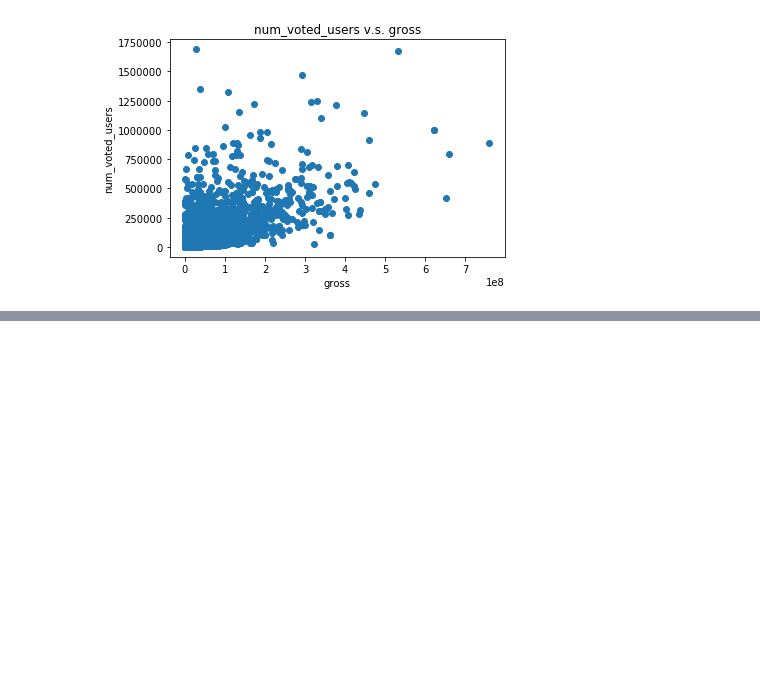
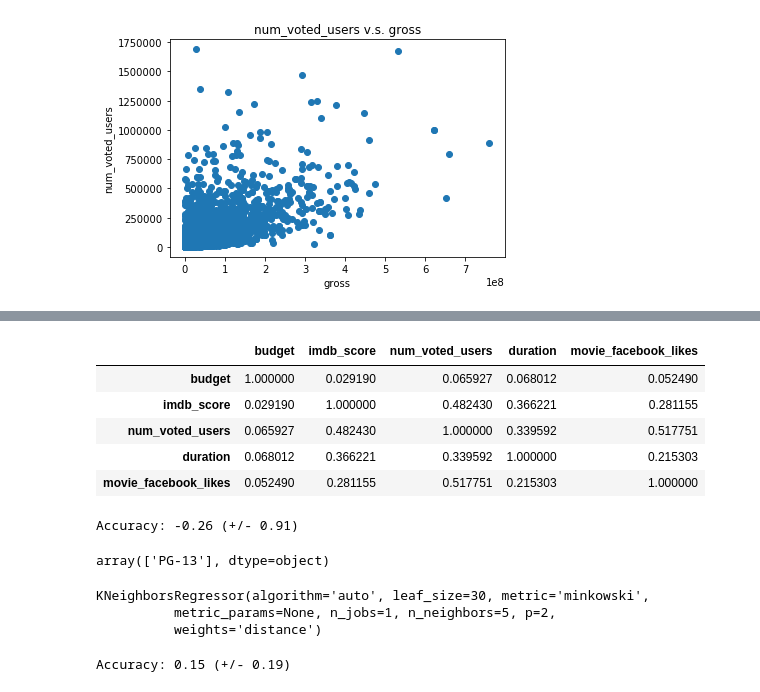
Before and after one commit to carlsednaoui/thinkful-data-science, a Jupyter notebook: coursework/unit_3/1_4.ipynb, the cells around one changed output, grey strips where cells are left out. Cells and saved outputs as stored; diff of their text form; code cells hidden in the pictures; blank space fills up the shorter version.

```diff
--- a/coursework/unit_3/1_4.ipynb
+++ b/coursework/unit_3/1_4.ipynb
@@ -114,0 +163,17 @@ plt.show()
+# %%
+correlation_matrix = X.corr()
+correlation_matrix
+# %% [output]
+|  | budget | imdb_score | num_voted_users | duration | movie_facebook_likes |
+| budget | 1.000000 | 0.029190 | 0.065927 | 0.068012 | 0.052490 |
+| imdb_score | 0.029190 | 1.000000 | 0.482430 | 0.366221 | 0.281155 |
+| num_voted_users | 0.065927 | 0.482430 | 1.000000 | 0.339592 | 0.517751 |
+| duration | 0.068012 | 0.366221 | 0.339592 | 1.000000 | 0.215303 |
+| movie_facebook_likes | 0.052490 | 0.281155 | 0.517751 | 0.215303 | 1.000000 |
+# %%
+# Do cross validation score with OLS
+from sklearn.model_selection import cross_val_score
+score = cross_val_score(regr, X, Y, cv=5)
+print("Accuracy: %0.2f (+/- %0.2f)" % (score.mean(), score.std() * 2))
+# %% [output]
+Accuracy: -0.26 (+/- 0.91)
@@ -114,0 +190,37 @@ plt.show()
+# %%
+# KNN Classifier
+
+from sklearn.neighbors import KNeighborsClassifier
+neighbors = KNeighborsClassifier(n_neighbors=5, weights='distance')
+
+X = df[["budget", "imdb_score"]]
+Y = df["content_rating"]
+neighbors.fit(X,Y)
+
+## Predict the first entry in our DF to see if this works
+neighbors.predict([[237000000, 7.9]])
+
+# Question: Is it ok to use the above approach to estimate "gross"?
+# %% [output]
+array(['PG-13'], dtype=object)
+# %%
+# Question: What is the difference between the classifier (above) and the regressor (here)?
+# ["budget", "imdb_score", "num_voted_users", "duration"]
+
+from sklearn import neighbors
+
+# Build our model.
+knn = neighbors.KNeighborsRegressor(n_neighbors=5, weights='distance')
+X = pd.DataFrame({'budget': df.budget, 'imdb_score': df.imdb_score, 'num_voted_users': df.num_voted_users, 'duration': df.duration, 'facebook likes': df.movie_facebook_likes})
+Y = df.gross
+knn.fit(X, Y)
+# %% [output]
+KNeighborsRegressor(algorithm='auto', leaf_size=30, metric='minkowski',
+          metric_params=None, n_jobs=1, n_neighbors=5, p=2,
+          weights='distance')
+# %%
+from sklearn.model_selection import cross_val_score
+score = cross_val_score(knn, X, Y, cv=5)
+print("Accuracy: %0.2f (+/- %0.2f)" % (score.mean(), score.std() * 2))
+# %% [output]
+Accuracy: 0.15 (+/- 0.19)
```
Also changed, not shown: parts of 7 cells of this notebook, 2 other files.
